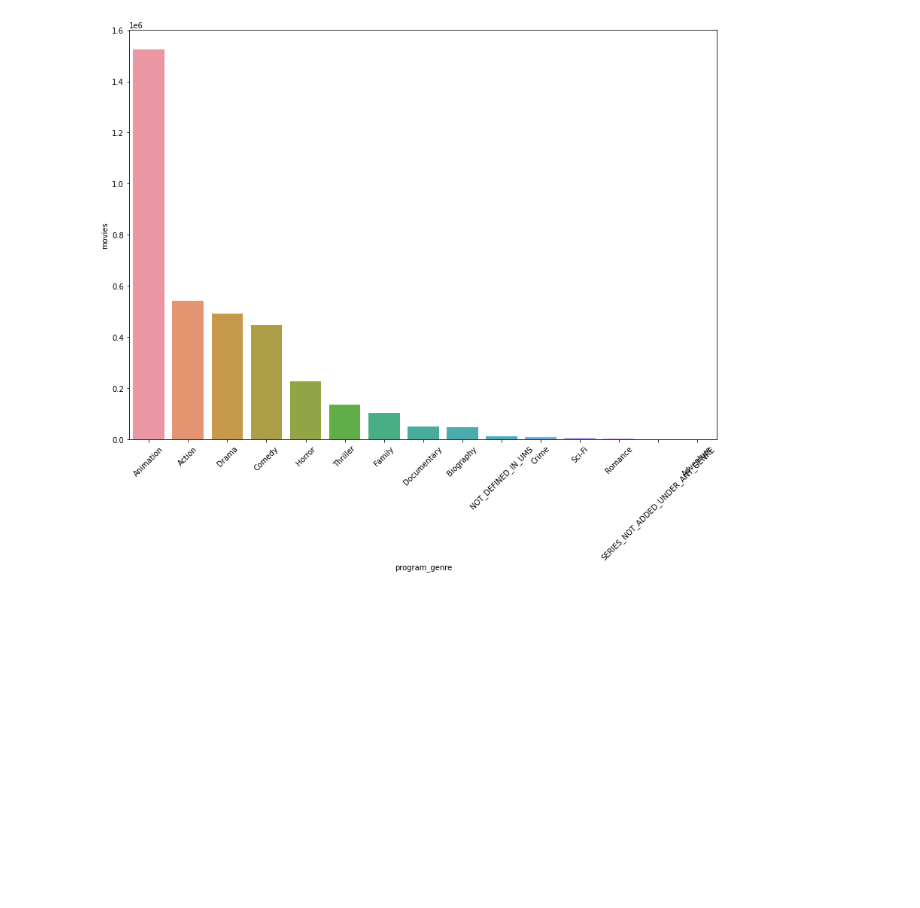
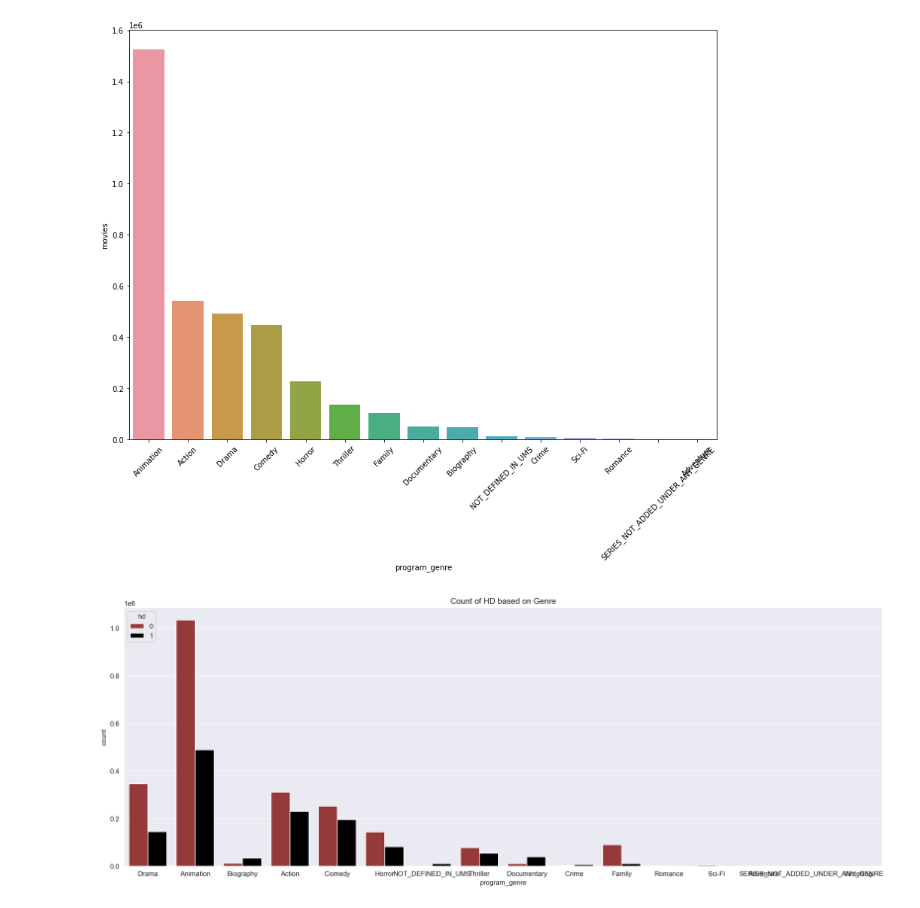
Before and after one commit to dinaa-kh/STC-tv-EDA-reacommendation-system, a Jupyter notebook: src/stc-eda.ipynb, the cells around one changed output. Drawn from its saved outputs; the diff is of its cells as text; code cells hidden in the pictures; blank space fills up the shorter version.

```diff
--- a/src/stc-eda.ipynb
+++ b/src/stc-eda.ipynb
@@ -111,3 +111,16 @@ g = sns.barplot(x='program_genre', y='movies', data=genres_count.head(15))
 plt.setp(g.get_xticklabels(), rotation=45);
 # %% [output]
 [figure]
+# %%
+# Type of display on Jawwi App.
+plt.figure(figsize=(20,7), dpi= 150)
+sns.set_style("darkgrid")
+ax = sns.countplot(x=df['program_genre'],
+                   data = df,
+                   hue='hd',
+                   palette= ['brown', 'black'])
+
+plt.title('Count of HD based on Genre')
+plt.show()
+# %% [output]
+[figure, added]
```
Also changed, not shown: parts of 6 cells of this notebook, 7 other files.
